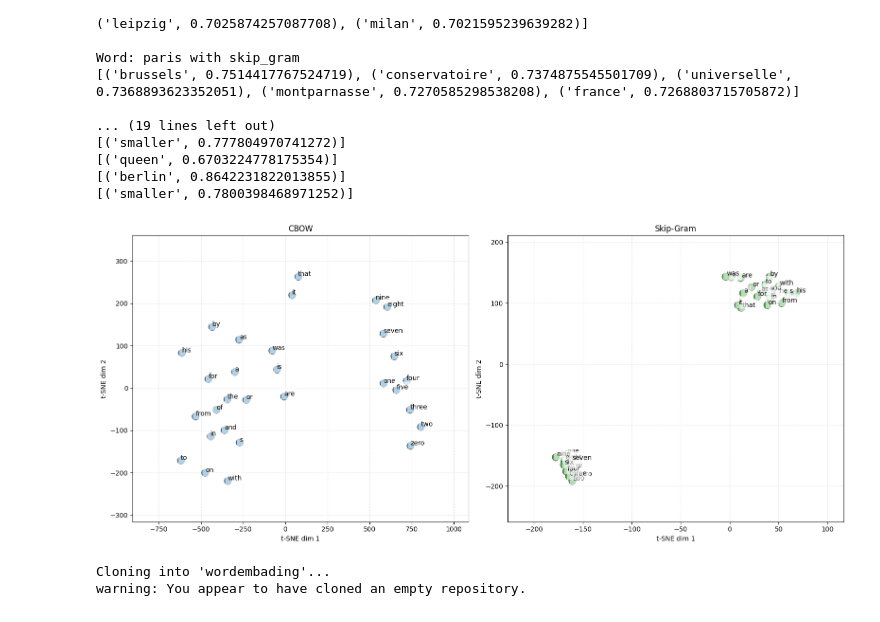
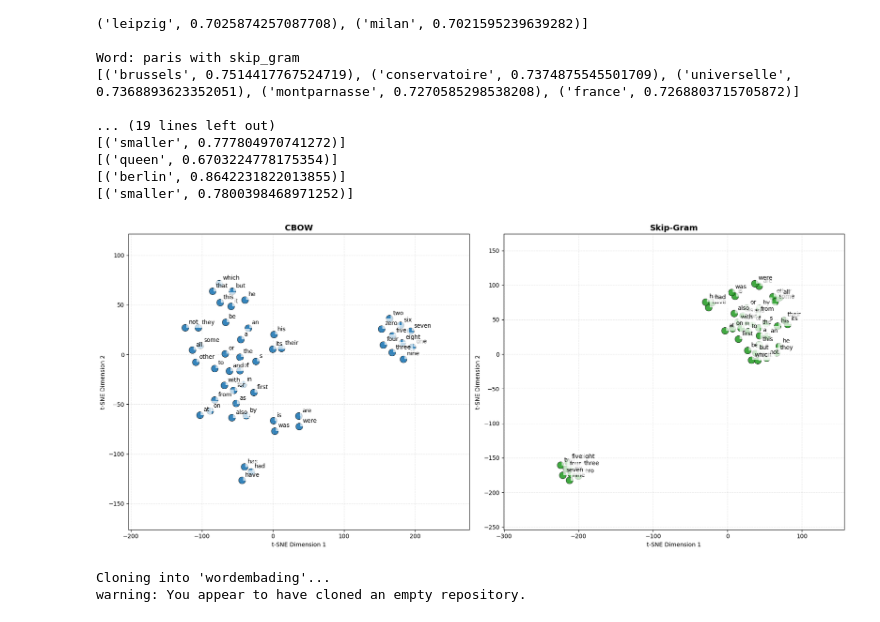
Before and after one commit to bereketsimma/Beautysalon-booking, a Jupyter notebook: wordembading.ipynb, the cells around one changed output. Saved outputs shown, nothing was run; the diff lists cells and outputs as text; code cells hidden in the pictures.

```diff
--- a/wordembading.ipynb
+++ b/wordembading.ipynb
@@ -241,68 +241,72 @@ Word: paris with skip_gram
 # %%
 # Skip-gram vocabulary
 vocab_skip = model_skip.wv.index_to_key
-words_to_plot_skip = vocab_skip[:30]
+words_to_plot_skip = vocab_skip[:50]
 
 # CBOW vocabulary
 vocab_cbow = model_cbow.wv.index_to_key
-words_to_plot_cbow = vocab_cbow[:30]
+words_to_plot_cbow = vocab_cbow[:50]
 # %%
-fig, axes = plt.subplots(1, 2, figsize=(16, 7))
+fig, axes = plt.subplots(1, 2, figsize=(18, 8))
 
 for ax, model, words_to_plot, title, color in [
     (axes[0], model_cbow, words_to_plot_cbow, "CBOW", "tab:blue"),
     (axes[1], model_skip, words_to_plot_skip, "Skip-Gram", "tab:green")
 ]:
 
+    # Get word vectors
     vectors = np.array([model.wv[w] for w in words_to_plot])
 
-    # PCA -> t-SNE
+    # PCA reduction (stabilizes t-SNE)
     pca = PCA(n_components=min(10, vectors.shape[1]), random_state=42)
     vecs_pca = pca.fit_transform(vectors)
 
+    # t-SNE (better separation + stability)
     tsne = TSNE(
         n_components=2,
-        perplexity=5,
-        learning_rate=200,
-        max_iter=1000,
+        perplexity=10,        # slightly lower → better separation for small word sets
+        learning_rate=200,    # smoother spread
+        max_iter=1500,        # better convergence
+        init="pca",
         random_state=42
     )
 
     vecs_2d = tsne.fit_transform(vecs_pca)
 
-    # ---- Improved scatter ----
+    # Scatter plot
     ax.scatter(
         vecs_2d[:, 0],
         vecs_2d[:, 1],
-        s=120,
+        s=140,
         c=color,
-        alpha=0.85,
+        alpha=0.9,
         edgecolors='black',
-        linewidths=0.5
+        linewidths=0.6
     )
 
-    # ---- Improved labels ----
+    # Labels with better offset (prevents tight overlap)
     for i, word in enumerate(words_to_plot):
-        ax.text(
-            vecs_2d[i, 0] + 1.0,
-            vecs_2d[i, 1] + 1.0,
+        ax.annotate(
             word,
+            (vecs_2d[i, 0], vecs_2d[i, 1]),
+            textcoords="offset points",
+            xytext=(6, 6),   # fixed spacing
             fontsize=10,
-            bbox=dict(facecolor='white', alpha=0.6, edgecolor='none')
+            bbox=dict(facecolor='white', alpha=0.7, edgecolor='none')
         )
 
-    ax.set_title(title)
-    ax.set_xlabel("t-SNE dim 1")
-    ax.set_ylabel("t-SNE dim 2")
+    ax.set_title(title, fontsize=14, fontweight='bold')
+    ax.set_xlabel("t-SNE Dimension 1")
+    ax.set_ylabel("t-SNE Dimension 2")
 
-    # ---- Extra visibility improvements ----
     ax.grid(True, linestyle='--', alpha=0.3)
-    ax.margins(0.2)
+
+    ax.margins(0.25)
 
 plt.tight_layout()
 plt.show()
 # %% [output]
-[figure, old version]
+[figure, new version]
 # %%
 !git clone https://github.com/bereketsimma/wordembading.git
 # %% [output]
```
